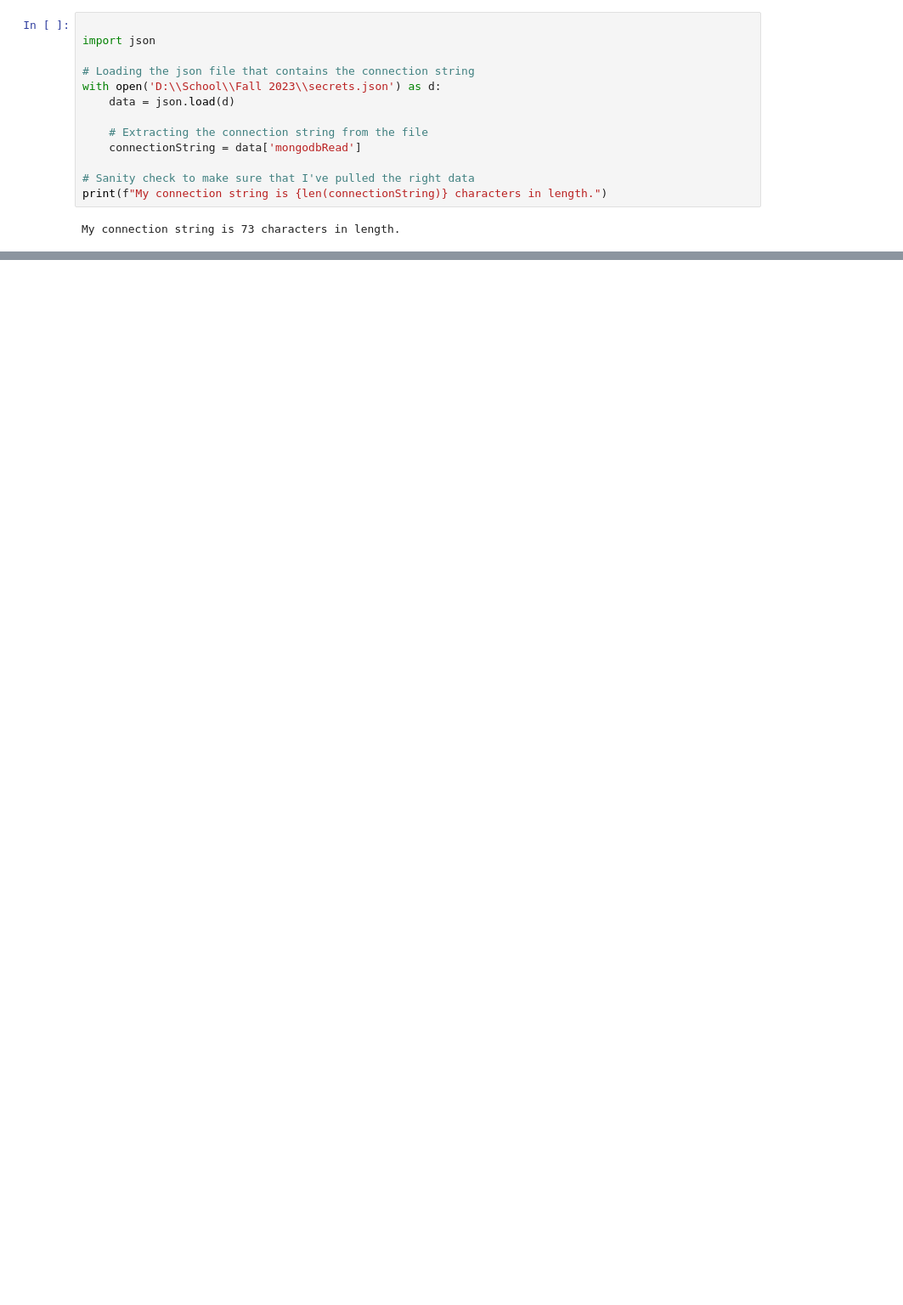
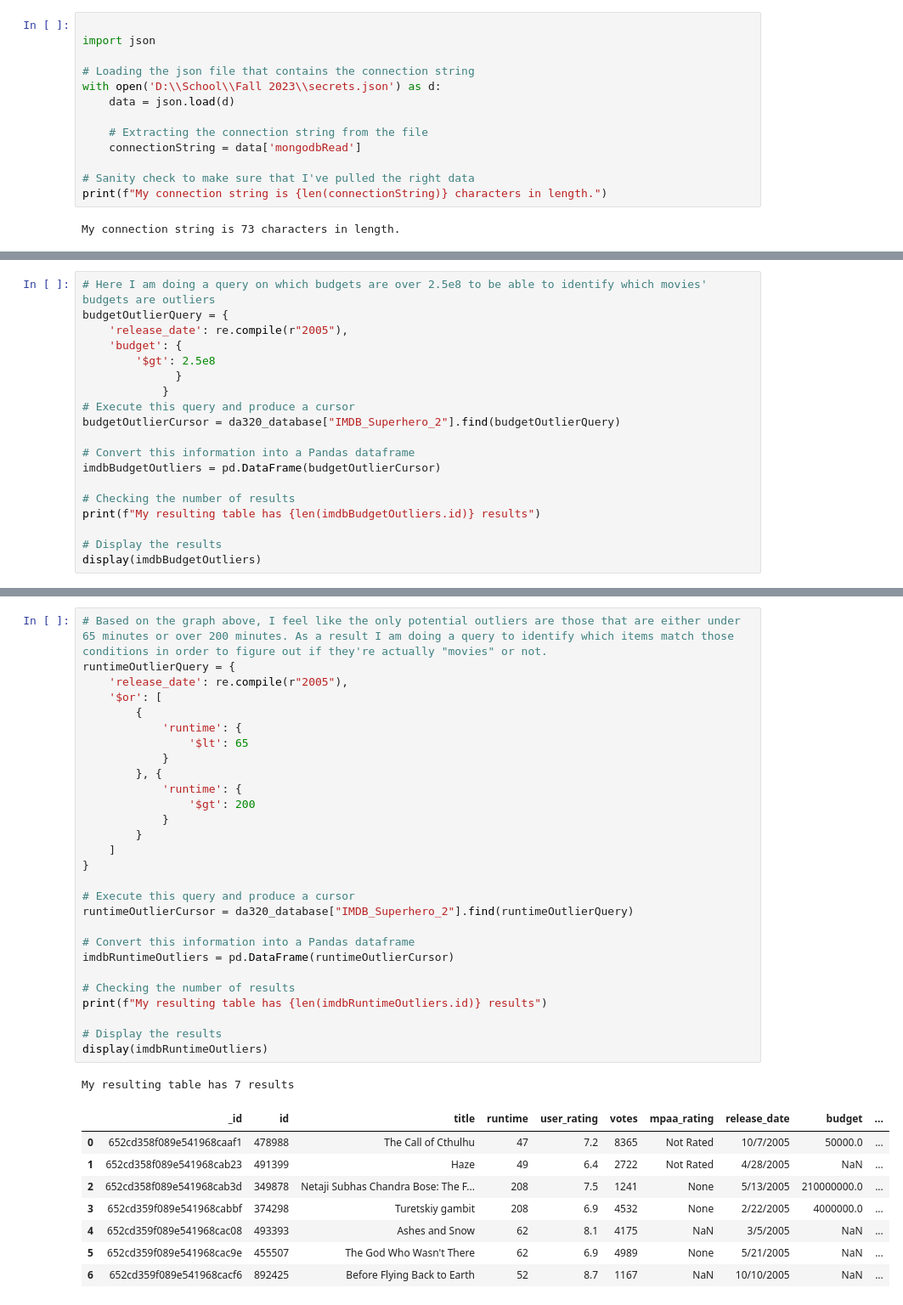
Before and after one commit to brandon-connors/DA-320, a Jupyter notebook: Connors - Detecting Outliers.ipynb, the cells around one changed output, grey strips where cells are left out. Shown: that part at 85% size. Cells and saved outputs as stored; diff of their text form; blank space fills up the shorter version.

```diff
--- a/Connors - Detecting Outliers.ipynb
+++ b/Connors - Detecting Outliers.ipynb
@@ -47,0 +121,19 @@ This database has the collections ['MetacriticMovies', 'IMDB_Superhero_2']
+# %%
+# Here I am doing a query on which budgets are over 2.5e8 to be able to identify which movies' budgets are outliers
+budgetOutlierQuery = {
+    'release_date': re.compile(r"2005"),
+    'budget': {
+        '$gt': 2.5e8
+              }
+            }
+# Execute this query and produce a cursor
+budgetOutlierCursor = da320_database["IMDB_Superhero_2"].find(budgetOutlierQuery)
+
+# Convert this information into a Pandas dataframe
+imdbBudgetOutliers = pd.DataFrame(budgetOutlierCursor)
+
+# Checking the number of results
+print(f"My resulting table has {len(imdbBudgetOutliers.id)} results")
+
+# Display the results
+display(imdbBudgetOutliers)
@@ -47,0 +155,38 @@ This database has the collections ['MetacriticMovies', 'IMDB_Superhero_2']
+# %%
+# Based on the graph above, I feel like the only potential outliers are those that are either under 65 minutes or over 200 minutes. As a result I am doing a query to identify which items match those conditions in order to figure out if they're actually "movies" or not.
+runtimeOutlierQuery = {
+    'release_date': re.compile(r"2005"),
+    '$or': [
+        {
+            'runtime': {
+                '$lt': 65
+            }
+        }, {
+            'runtime': {
+                '$gt': 200
+            }
+        }
+    ]
+}
+
+# Execute this query and produce a cursor
+runtimeOutlierCursor = da320_database["IMDB_Superhero_2"].find(runtimeOutlierQuery)
+
+# Convert this information into a Pandas dataframe
+imdbRuntimeOutliers = pd.DataFrame(runtimeOutlierCursor)
+
+# Checking the number of results
+print(f"My resulting table has {len(imdbRuntimeOutliers.id)} results")
+
+# Display the results
+display(imdbRuntimeOutliers)
+# %% [output]
+My resulting table has 7 results
+|  | _id | id | title | runtime | user_rating | votes | mpaa_rating | release_date | budget | ... |
+| 0 | 652cd358f089e541968caaf1 | 478988 | The Call of Cthulhu | 47 | 7.2 | 8365 | Not Rated | 10/7/2005 | 50000.0 | ... |
+| 1 | 652cd358f089e541968cab23 | 491399 | Haze | 49 | 6.4 | 2722 | Not Rated | 4/28/2005 | NaN | ... |
+| 2 | 652cd358f089e541968cab3d | 349878 | Netaji Subhas Chandra Bose: The F... | 208 | 7.5 | 1241 | None | 5/13/2005 | 210000000.0 | ... |
+| 3 | 652cd359f089e541968cabbf | 374298 | Turetskiy gambit | 208 | 6.9 | 4532 | None | 2/22/2005 | 4000000.0 | ... |
+| 4 | 652cd359f089e541968cac08 | 493393 | Ashes and Snow | 62 | 8.1 | 4175 | NaN | 3/5/2005 | NaN | ... |
+| 5 | 652cd359f089e541968cac9e | 455507 | The God Who Wasn't There | 62 | 6.9 | 4989 | None | 5/21/2005 | NaN | ... |
+| 6 | 652cd359f089e541968cacf6 | 892425 | Before Flying Back to Earth | 52 | 8.7 | 1167 | NaN | 10/10/2005 | NaN | ... |
```
Also changed, not shown: parts of 16 cells of this notebook.
